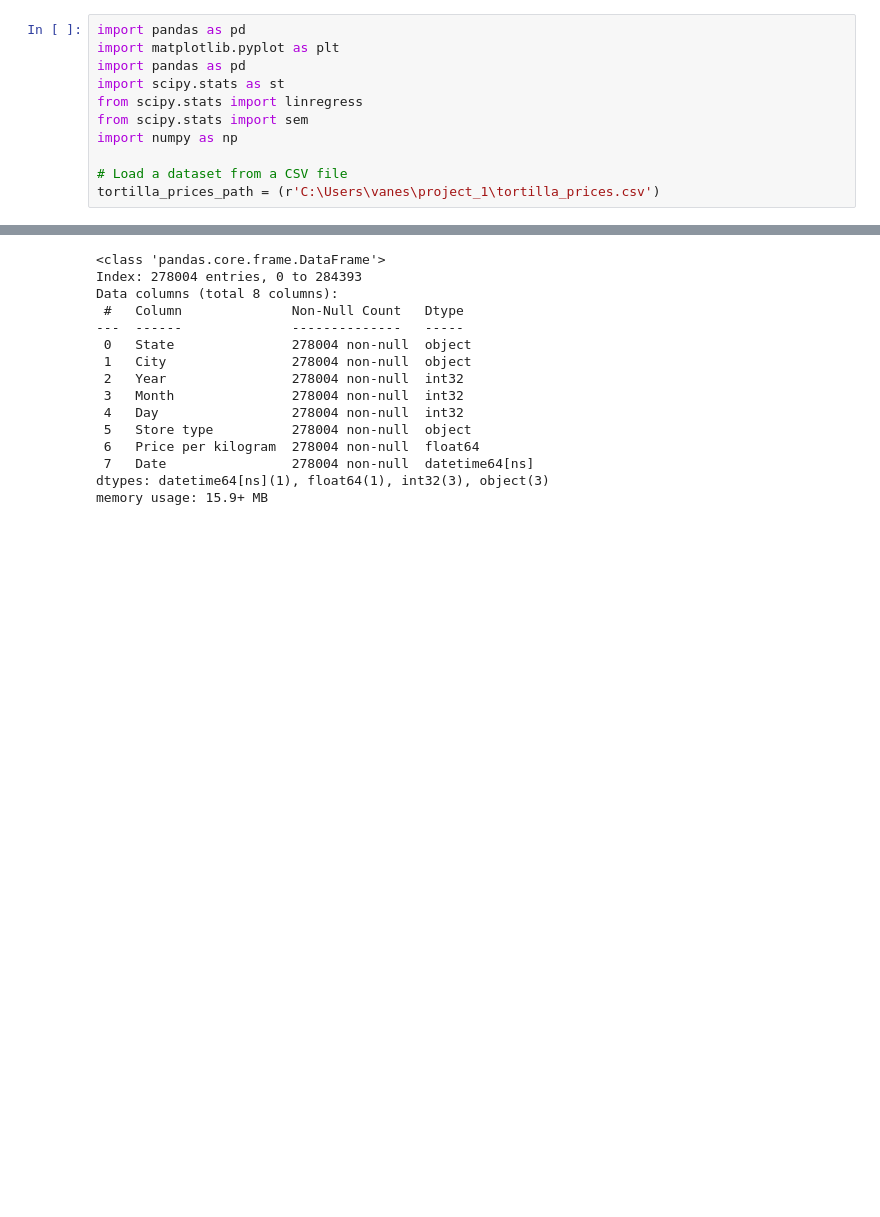
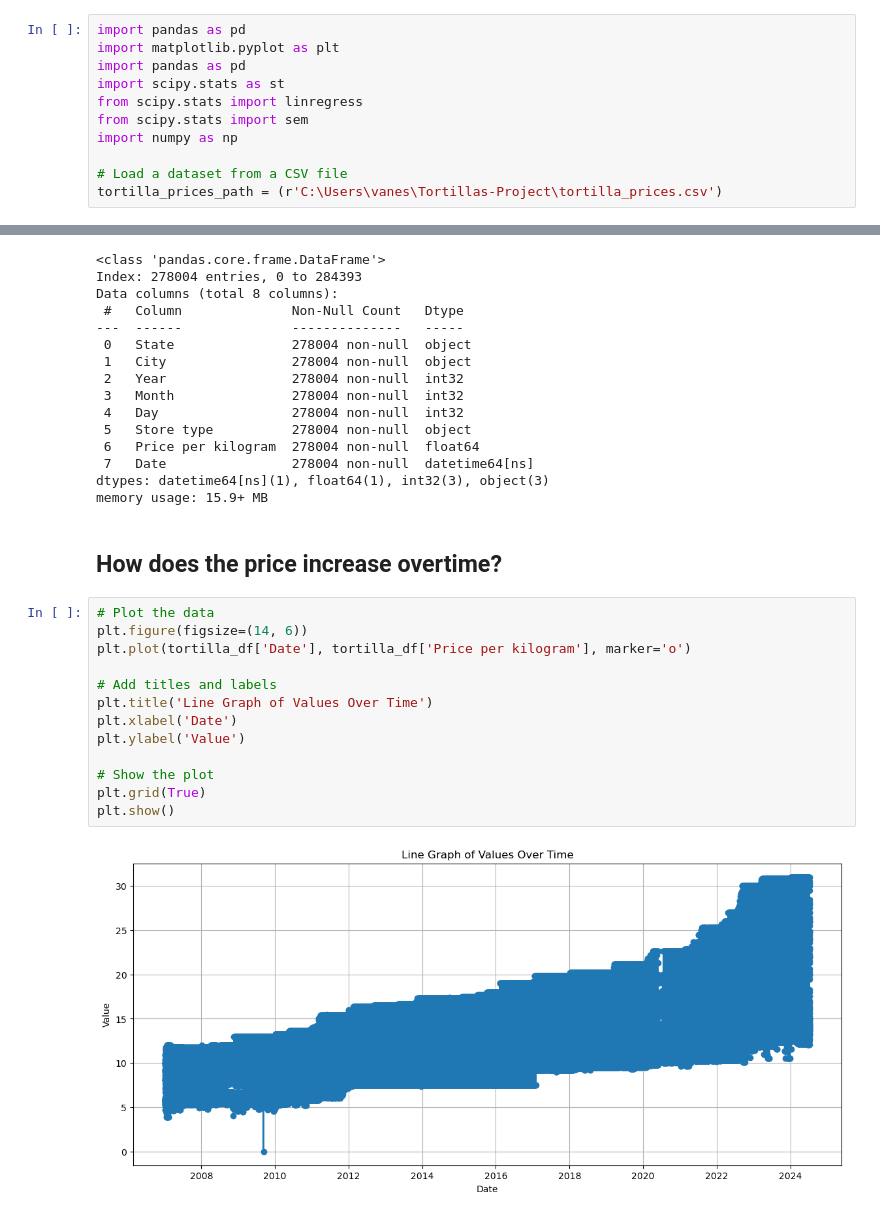
Before and after one commit to AzaniaHH/Tortillas-Project, a Jupyter notebook: tortilla_prices.ipynb, the cells around one changed output, grey strips where cells are left out. Drawn from its saved outputs; the diff is of its cells as text; blank space fills up the shorter version.

```diff
--- a/tortilla_prices.ipynb
+++ b/tortilla_prices.ipynb
@@ -8,7 +8,7 @@ from scipy.stats import sem
 import numpy as np
 
 # Load a dataset from a CSV file
-tortilla_prices_path = (r'C:\Users\vanes\project_1\tortilla_prices.csv')
+tortilla_prices_path = (r'C:\Users\vanes\Tortillas-Project\tortilla_prices.csv')
 # %%
 tortilla_df = pd.read_csv(tortilla_prices_path)
 # %%
@@ -102,3 +102,20 @@ Data columns (total 8 columns):
  7   Date                278004 non-null  datetime64[ns]
 dtypes: datetime64[ns](1), float64(1), int32(3), object(3)
 memory usage: 15.9+ MB
+# %% [markdown]
+## How does the price increase overtime?
+# %%
+# Plot the data
+plt.figure(figsize=(14, 6))
+plt.plot(tortilla_df['Date'], tortilla_df['Price per kilogram'], marker='o')
+
+# Add titles and labels
+plt.title('Line Graph of Values Over Time')
+plt.xlabel('Date')
+plt.ylabel('Value')
+
+# Show the plot
+plt.grid(True)
+plt.show()
+# %% [output]
+[figure, added]
```
Also changed, not shown: parts of 5 cells of this notebook.
